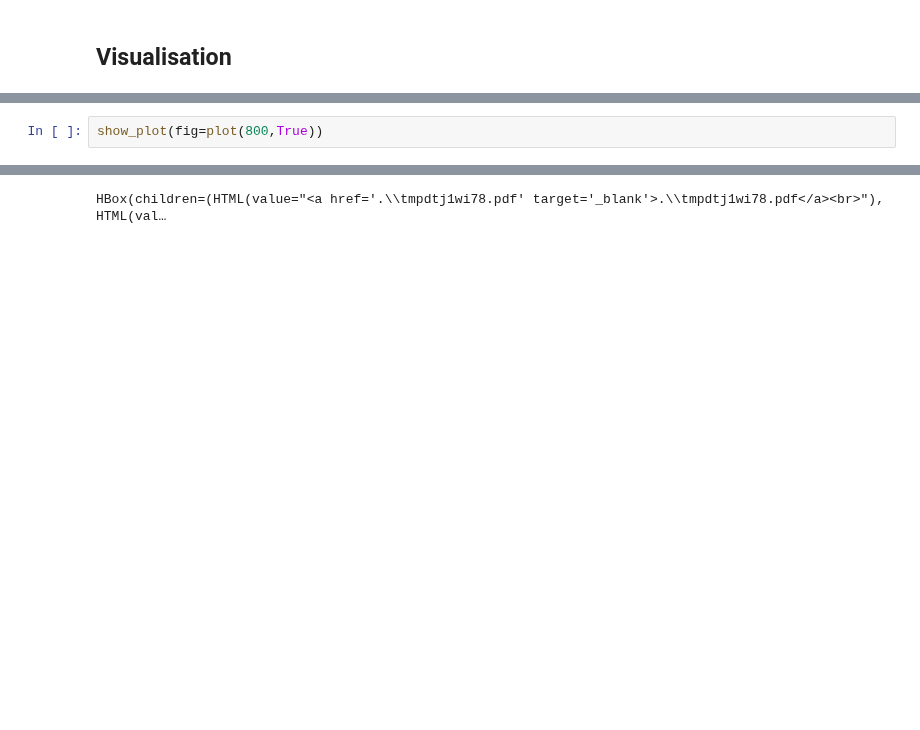
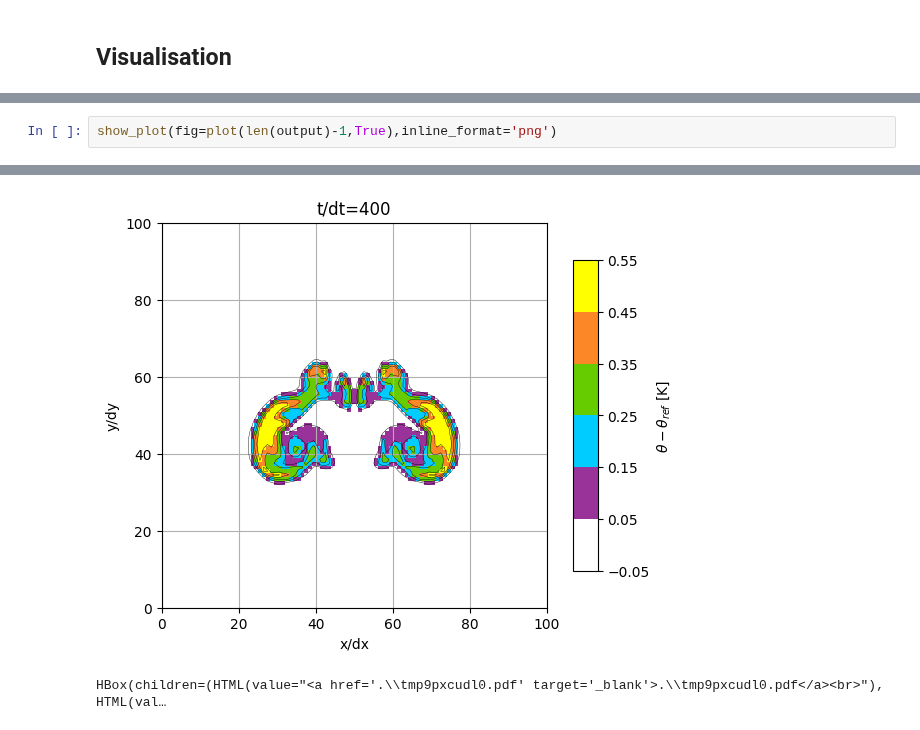
Before and after one commit to open-atmos/PyMPDATA, a Jupyter notebook: examples/PyMPDATA_examples/Jaruga_et_al_2015/fig19.ipynb, the cells around one changed output, grey strips where cells are left out. Cells and saved outputs as stored; diff of their text form; blank space fills up the shorter version.

```diff
--- a/examples/PyMPDATA_examples/Jaruga_et_al_2015/fig19.ipynb
+++ b/examples/PyMPDATA_examples/Jaruga_et_al_2015/fig19.ipynb
@@ -461,3 +463,3 @@ HBox(children=(HTML(value="<a href='.\\tmps1w037gl.pdf' target='_blank'>.\\tmps1
 # %%
-show_plot(fig=plot(800,True))
+show_plot(fig=plot(len(output)-1,True),inline_format='png')
 # %% [output]
@@ -465 +466,2 @@ show_plot(fig=plot(800,True))
+[figure, added]
-HBox(children=(HTML(value="<a href='.\\tmpdtj1wi78.pdf' target='_blank'>.\\tmpdtj1wi78.pdf</a><br>"), HTML(val…
+HBox(children=(HTML(value="<a href='.\\tmp9pxcudl0.pdf' target='_blank'>.\\tmp9pxcudl0.pdf</a><br>"), HTML(val…
```
Also changed, not shown: parts of 9 cells of this notebook, 3 other files.
